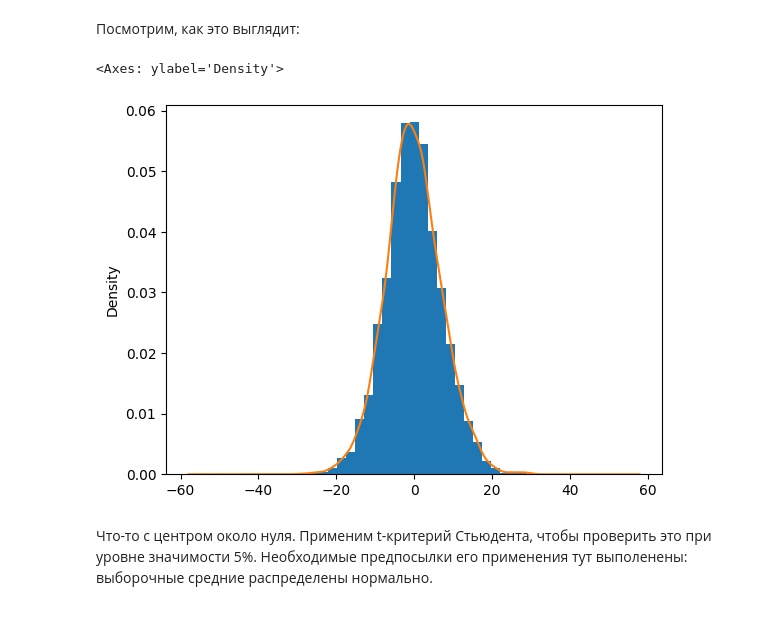
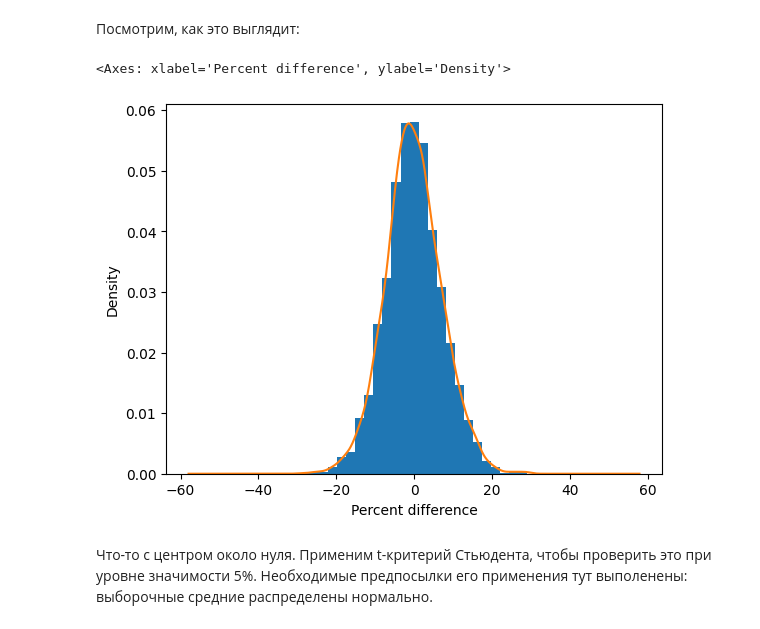
Before and after one commit to Utukku/DataAnalysisProject, a Jupyter notebook: main.ipynb, the cells around one changed output. Drawn from its saved outputs; the diff is of its cells as text; code cells hidden in the pictures.

```diff
--- a/main.ipynb
+++ b/main.ipynb
@@ -75,10 +75,11 @@ data['pistol_surplus'] = data.pistol_wins - data.winrate
 Посмотрим, как это выглядит:
 # %%
 plt.hist(data.pistol_surplus, density=True, bins=25)
+plt.xlabel('Percent difference')
 data.pistol_surplus.plot(kind='kde')
 # %% [output]
-<Axes: ylabel='Density'>
+<Axes: xlabel='Percent difference', ylabel='Density'>
-[figure, old version]
+[figure, new version]
 # %% [markdown]
 Что-то с центром около нуля. Применим t-критерий Стьюдента, чтобы проверить это при уровне значимости 5%. Необходимые предпосылки его применения тут выполенены: выборочные средние распределены нормально.
 # %%
```
Also changed, not shown: parts of 1 cell of this notebook.
